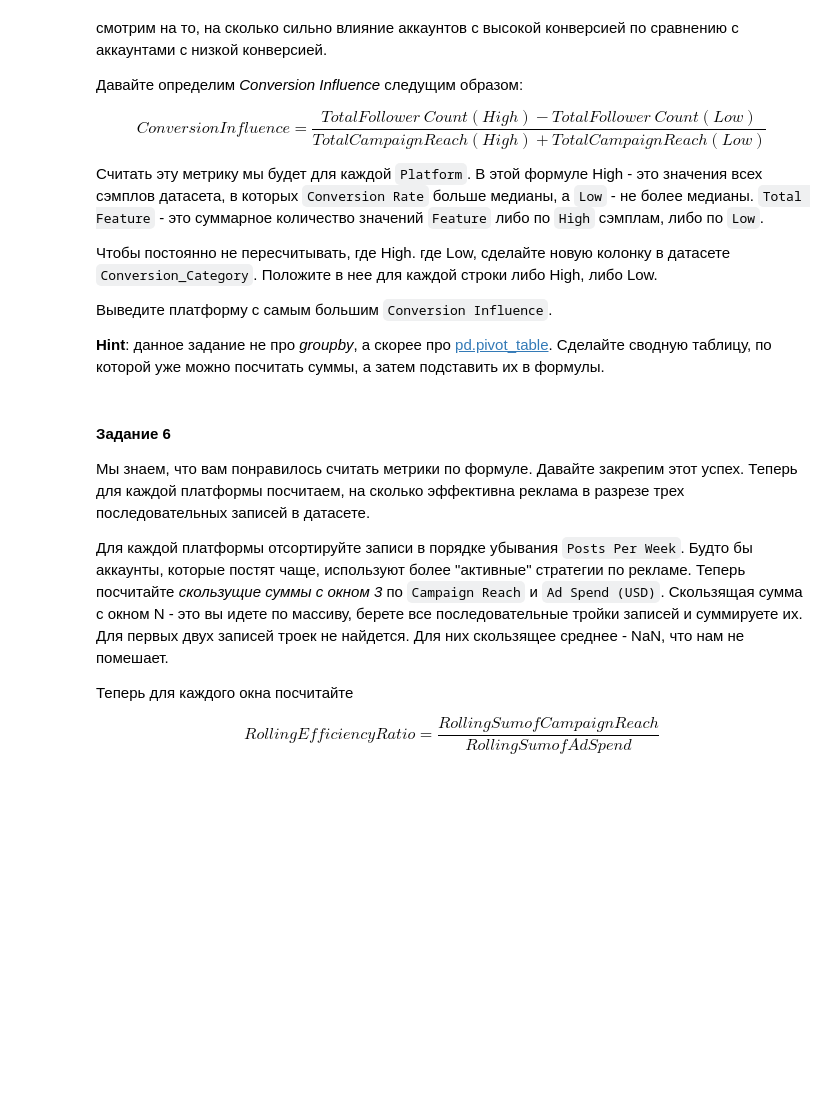
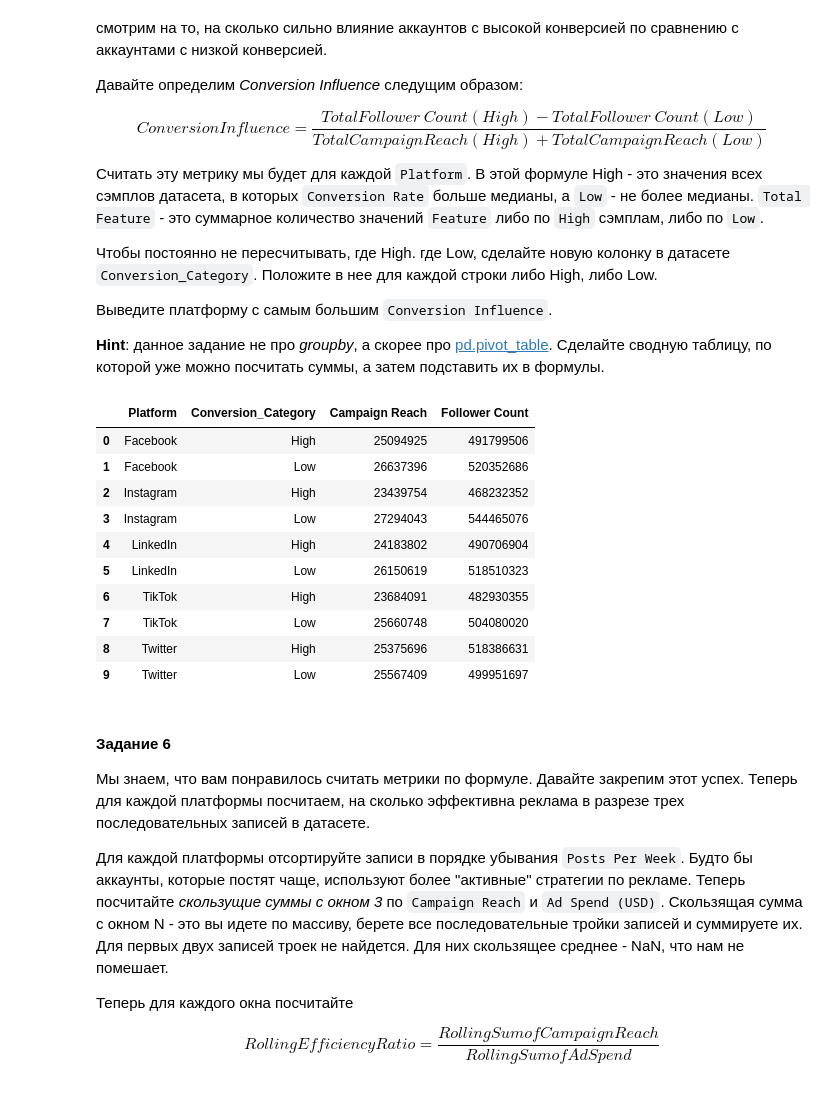
Before and after one commit to andreysnigirev/Data_Analysis, a Jupyter notebook: 2025/homeworks/hw02-pandas/hw02_pandas.ipynb, the cells around one changed output. Drawn from its saved outputs; the diff is of its cells as text; code cells hidden in the pictures; blank space fills up the shorter version.

```diff
--- a/2025/homeworks/hw02-pandas/hw02_pandas.ipynb
+++ b/2025/homeworks/hw02-pandas/hw02_pandas.ipynb
@@ -173,3 +177,19 @@ $$Conversion Influence = \frac{Total Follower\ Count (High) - Total Follower
+# %%
+df["Conversion_Category"] = np.where(df["Conversion Rate"] > df["Conversion Rate"].mean(), "High", "Low")
+data = pd.pivot_table(df, values = ["Follower Count", "Campaign Reach"],  index = ["Platform", "Conversion_Category"], aggfunc = "sum").reset_index()
+data
+# %% [output]
+|  | Platform | Conversion_Category | Campaign Reach | Follower Count |
+| 0 | Facebook | High | 25094925 | 491799506 |
+| 1 | Facebook | Low | 26637396 | 520352686 |
+| 2 | Instagram | High | 23439754 | 468232352 |
+| 3 | Instagram | Low | 27294043 | 544465076 |
+| 4 | LinkedIn | High | 24183802 | 490706904 |
+| 5 | LinkedIn | Low | 26150619 | 518510323 |
+| 6 | TikTok | High | 23684091 | 482930355 |
+| 7 | TikTok | Low | 25660748 | 504080020 |
+| 8 | Twitter | High | 25375696 | 518386631 |
+| 9 | Twitter | Low | 25567409 | 499951697 |
 # %% [markdown]
 #### Задание 6
 
```
Also changed, not shown: parts of 5 cells of this notebook.
